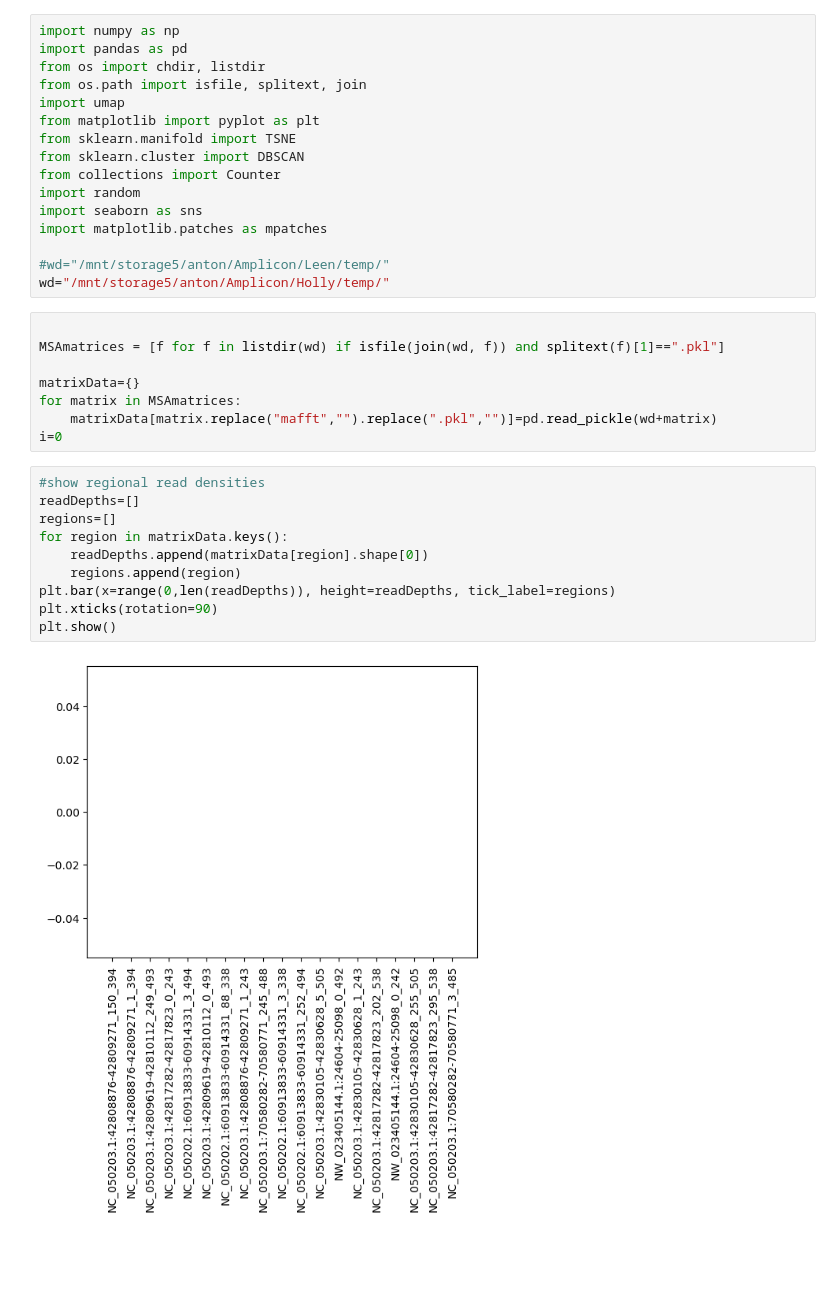
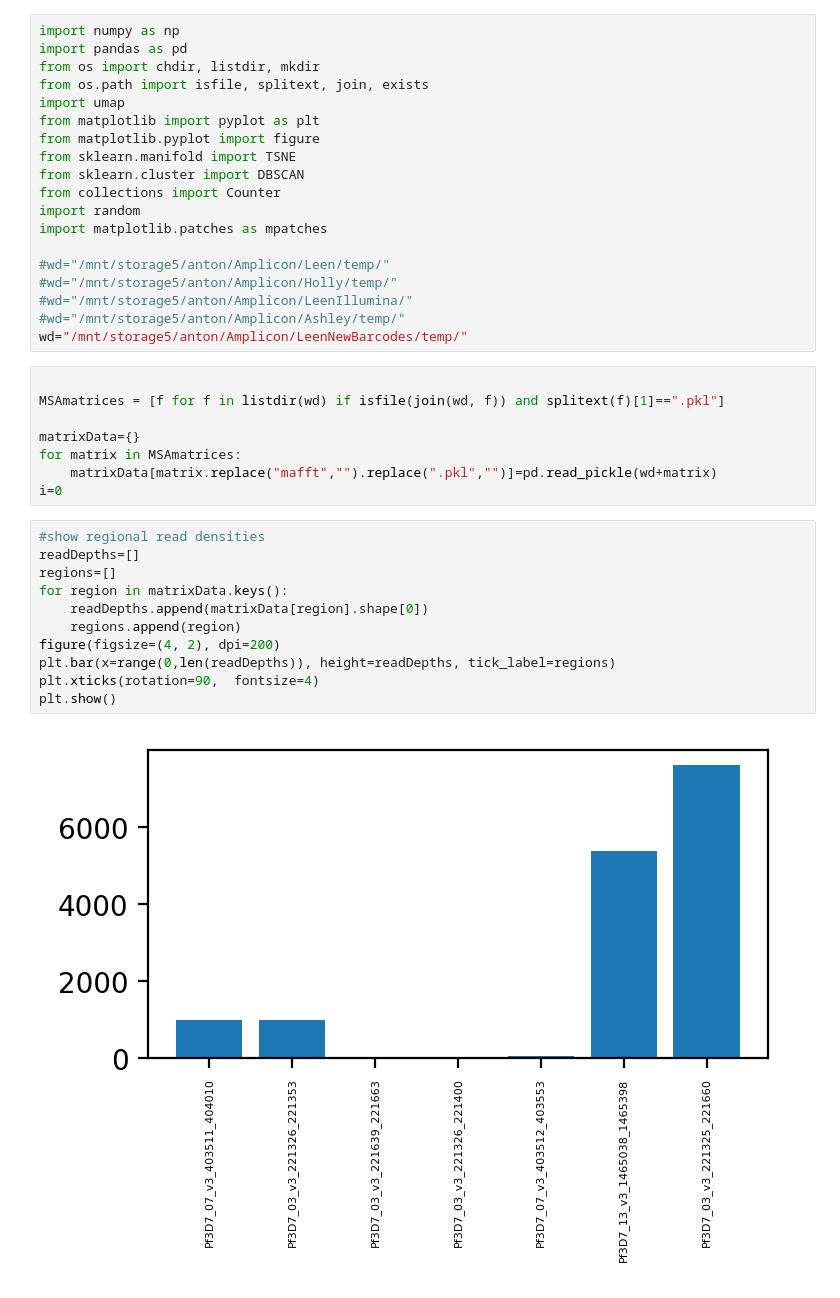
Before and after one commit to AntonS-bio/AmpliconHaplotypes, a Jupyter notebook: AmpliconReadClustering.ipynb, the cells around one changed output. Drawn from its saved outputs; the diff is of its cells as text; blank space fills up the shorter version.

```diff
--- a/AmpliconReadClustering.ipynb
+++ b/AmpliconReadClustering.ipynb
@@ -1,19 +1,22 @@
 # %%
 import numpy as np
 import pandas as pd
-from os import chdir, listdir
-from os.path import isfile, splitext, join
+from os import chdir, listdir, mkdir
+from os.path import isfile, splitext, join, exists
 import umap
 from matplotlib import pyplot as plt
+from matplotlib.pyplot import figure
 from sklearn.manifold import TSNE
 from sklearn.cluster import DBSCAN
 from collections import Counter
 import random
-import seaborn as sns
 import matplotlib.patches as mpatches
 
 #wd="/mnt/storage5/anton/Amplicon/Leen/temp/"
-wd="/mnt/storage5/anton/Amplicon/Holly/temp/"
+#wd="/mnt/storage5/anton/Amplicon/Holly/temp/"
+#wd="/mnt/storage5/anton/Amplicon/LeenIllumina/"
+#wd="/mnt/storage5/anton/Amplicon/Ashley/temp/"
+wd="/mnt/storage5/anton/Amplicon/LeenNewBarcodes/temp/"
 # %%
 
 MSAmatrices = [f for f in listdir(wd) if isfile(join(wd, f)) and splitext(f)[1]==".pkl"]
@@ -25,12 +28,13 @@ i=0
 # %%
 #show regional read densities
 readDepths=[]
 regions=[]
 for region in matrixData.keys():
     readDepths.append(matrixData[region].shape[0])
     regions.append(region)
+figure(figsize=(4, 2), dpi=200)
 plt.bar(x=range(0,len(readDepths)), height=readDepths, tick_label=regions)
-plt.xticks(rotation=90)
+plt.xticks(rotation=90,  fontsize=4)
 plt.show()
 # %% [output]
-[figure, old version]
+[figure, new version]
```
Also changed, not shown: parts of 4 cells of this notebook, 4 other files.
